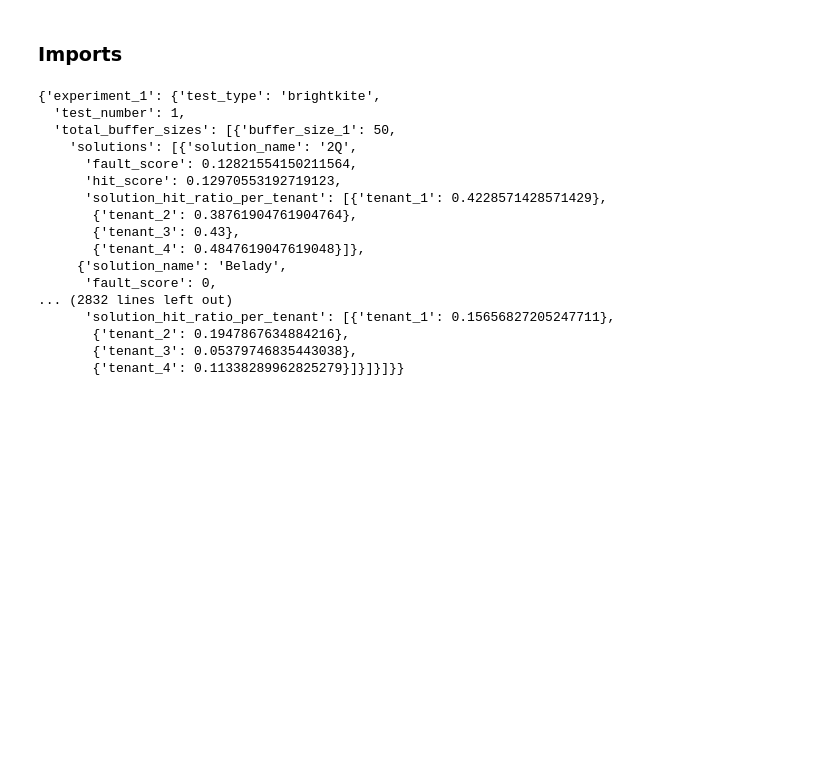
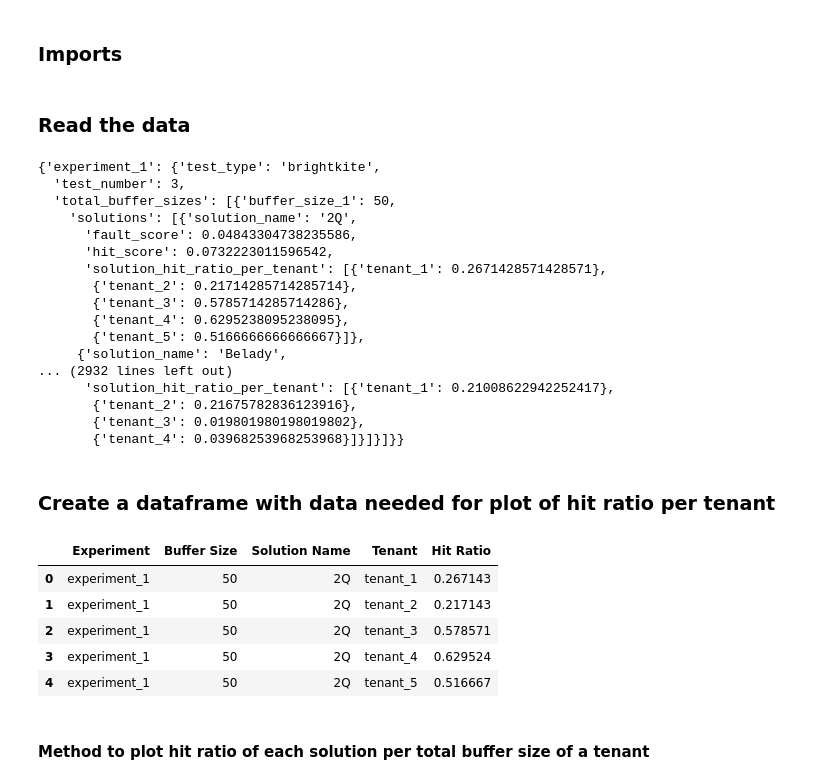
Before and after one commit to humbertoyusta/buffer-sharing-in-multi-tenant-db, a Jupyter notebook: scripts/exp_results_processing/hit_ratio_per_cache_size.ipynb, the cells around one changed output. Cells and saved outputs as stored; diff of their text form; code cells hidden in the pictures; blank space fills up the shorter version.

```diff
--- a/scripts/exp_results_processing/hit_ratio_per_cache_size.ipynb
+++ b/scripts/exp_results_processing/hit_ratio_per_cache_size.ipynb
@@ -5,28 +5,64 @@ import pandas as pd
 import numpy as np
 import matplotlib.pyplot as plt
 import yaml
+# %% [markdown]
+### Read the data
 # %%
-file_path = "../../experiments/hit_ratio_per_cache_size_exp.yaml"
+file_path = "../../experiments/hit_ratio_per_cache_size_exp_all_priorities_equal.yaml"
 
 with open(file_path, "r") as file:
-    data = yaml.safe_load(file)
+    experiments = yaml.safe_load(file)
 
-data
+experiments
 # %% [output]
 {'experiment_1': {'test_type': 'brightkite',
-  'test_number': 1,
+  'test_number': 3,
   'total_buffer_sizes': [{'buffer_size_1': 50,
     'solutions': [{'solution_name': '2Q',
-      'fault_score': 0.12821554150211564,
-      'hit_score': 0.12970553192719123,
-      'solution_hit_ratio_per_tenant': [{'tenant_1': 0.4228571428571429},
-       {'tenant_2': 0.38761904761904764},
-       {'tenant_3': 0.43},
-       {'tenant_4': 0.4847619047619048}]},
+      'fault_score': 0.04843304738235586,
+      'hit_score': 0.0732223011596542,
+      'solution_hit_ratio_per_tenant': [{'tenant_1': 0.2671428571428571},
+       {'tenant_2': 0.21714285714285714},
+       {'tenant_3': 0.5785714285714286},
+       {'tenant_4': 0.6295238095238095},
+       {'tenant_5': 0.5166666666666667}]},
      {'solution_name': 'Belady',
-      'fault_score': 0,
-... (2832 lines left out)
-      'solution_hit_ratio_per_tenant': [{'tenant_1': 0.15656827205247711},
-       {'tenant_2': 0.1947867634884216},
-       {'tenant_3': 0.05379746835443038},
-       {'tenant_4': 0.11338289962825279}]}]}]}}
+... (2932 lines left out)
+      'solution_hit_ratio_per_tenant': [{'tenant_1': 0.21008622942252417},
+       {'tenant_2': 0.21675782836123916},
+       {'tenant_3': 0.019801980198019802},
+       {'tenant_4': 0.03968253968253968}]}]}]}}
+# %% [markdown]
+### Create a dataframe with data needed for plot of hit ratio per tenant
+# %%
+data_rows = []
+
+for experiment, details in experiments.items():
+    count = 0
+    for buffer in details["total_buffer_sizes"]:
+        count += 1
+        buffer_size = buffer[f"buffer_size_{count}"]
+        for solution in buffer["solutions"]:
+            for tenant_hit_ratio in solution["solution_hit_ratio_per_tenant"]:
+                for tenant, hit_ratio in tenant_hit_ratio.items():
+                    data_rows.append(
+                        {
+                            "Experiment": experiment,
+                            "Buffer Size": buffer_size,
+                            "Solution Name": solution["solution_name"],
+                            "Tenant": tenant,
+                            "Hit Ratio": hit_ratio,
+                        }
+                    )
+
+df = pd.DataFrame(data_rows)
+df.head()
+# %% [output]
+|  | Experiment | Buffer Size | Solution Name | Tenant | Hit Ratio |
+| 0 | experiment_1 | 50 | 2Q | tenant_1 | 0.267143 |
+| 1 | experiment_1 | 50 | 2Q | tenant_2 | 0.217143 |
+| 2 | experiment_1 | 50 | 2Q | tenant_3 | 0.578571 |
+| 3 | experiment_1 | 50 | 2Q | tenant_4 | 0.629524 |
+| 4 | experiment_1 | 50 | 2Q | tenant_5 | 0.516667 |
+# %% [markdown]
+#### Method to plot hit ratio of each solution per total buffer size of a tenant
```
Also changed, not shown: parts of 5 cells of this notebook, 2 other files.
